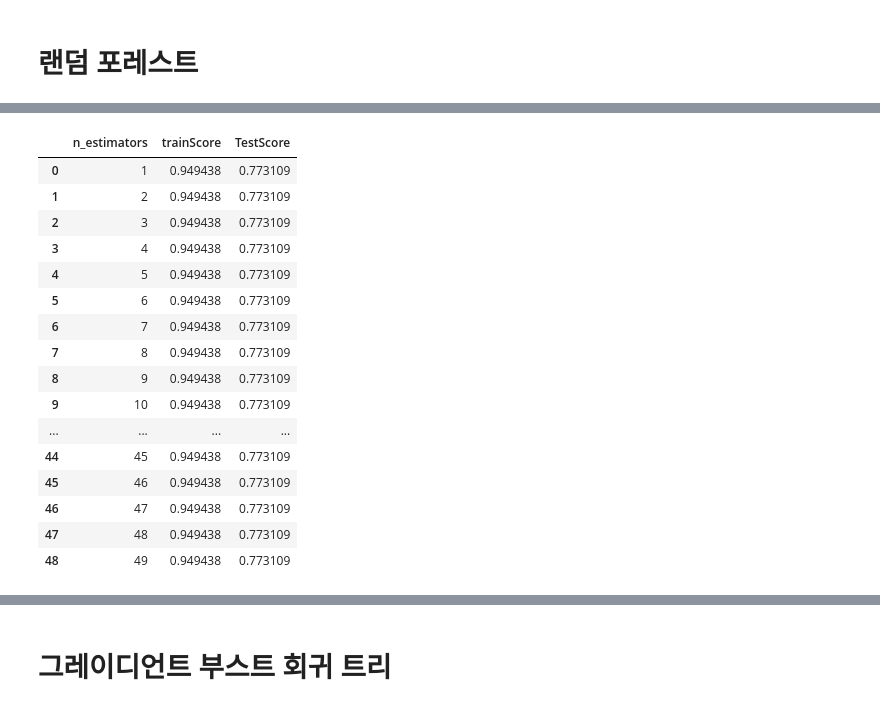
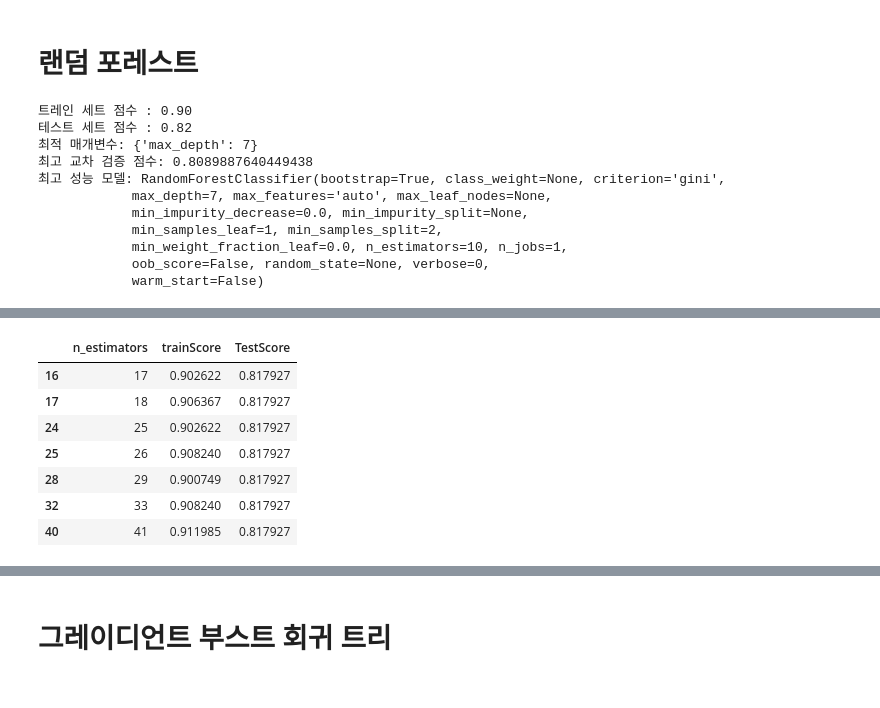
Before and after one commit to pentagram5/Machine_Learning-scikit_learn, a Jupyter notebook: Titanic_data_ML_for kaggle-김준연.ipynb, the cells around one changed output, grey strips where cells are left out. Cells and saved outputs as stored; diff of their text form; code cells hidden in the pictures.

```diff
--- a/Titanic_data_ML_for kaggle-김준연.ipynb
+++ b/Titanic_data_ML_for kaggle-김준연.ipynb
@@ -238,3 +219,17 @@ dtype: float64
 테스트 세트 정확도 : 0.784
 # %% [markdown]
 # DecisionTreeClassifier
+# %%
+from sklearn.model_selection import GridSearchCV
+from sklearn.tree import DecisionTreeClassifier
+
+param_grid = {'max_depth':range(1,100)}
+grid_search=GridSearchCV(DecisionTreeClassifier(),param_grid,cv=5,return_train_score=True)
+grid_search.fit(X_train,y_train)
+print("트레인 세트 점수 : {:.2f}".format(grid_search.score(X_train,y_train)))
+print("테스트 세트 점수 : {:.2f}".format(grid_search.score(X_test,y_test)))
+
+print("최적 매개변수:",grid_search.best_params_)
+print("최고 교차 검증 점수:",grid_search.best_score_)
+
+print("최고 성능 모델:",grid_search.best_estimator_)
@@ -241,6 +247,9 @@ dtype: float64
 # %%
 from sklearn.tree import DecisionTreeClassifier
-
+from tqdm import tqdm_notebook
+estimators = []
+trainScore =[]
+TestScore = []
 for i in tqdm_notebook(range(1,100)):
     tree_clf = DecisionTreeClassifier(random_state=0, max_depth = i )
     tree_clf.fit(X_train, y_train)
@@ -261,7 +270,10 @@ all_decision[all_decision['TestScore'] == all_decision['TestScore'].max()]
 # %%
-tree_clf = DecisionTreeClassifier(max_depth=69, random_state=0)
+tree_clf = DecisionTreeClassifier(max_depth=4, random_state=0)
 tree_clf.fit(X_train, y_train)
 result = tree_clf.predict(X_target_test)
+print('test score :{:.3f}'.format(tree_clf.score(X_test, y_test)))
+
+
 output = pd.DataFrame({'PassengerId' : titanic_test_data['PassengerId'],
                       'Survived' : result})
 output['Survived'] = output['Survived'].astype(int)
@@ -277,41 +290,57 @@ output.head()
 # %% [markdown]
 # 랜덤 포레스트
+# %%
+from sklearn.model_selection import GridSearchCV
+from sklearn.ensemble import RandomForestClassifier
+
+
+param_grid = {'max_depth':range(1,100)}
+grid_search=GridSearchCV(RandomForestClassifier(),param_grid,cv=5,return_train_score=True)
+grid_search.fit(X_train,y_train)
+print("트레인 세트 점수 : {:.2f}".format(grid_search.score(X_train,y_train)))
+print("테스트 세트 점수 : {:.2f}".format(grid_search.score(X_test,y_test)))
+
+print("최적 매개변수:",grid_search.best_params_)
+print("최고 교차 검증 점수:",grid_search.best_score_)
+print("최고 성능 모델:",grid_search.best_estimator_)
+# %% [output]
+트레인 세트 점수 : 0.90
+테스트 세트 점수 : 0.82
+최적 매개변수: {'max_depth': 7}
+최고 교차 검증 점수: 0.8089887640449438
+최고 성능 모델: RandomForestClassifier(bootstrap=True, class_weight=None, criterion='gini',
+            max_depth=7, max_features='auto', max_leaf_nodes=None,
+            min_impurity_decrease=0.0, min_impurity_split=None,
+            min_samples_leaf=1, min_samples_split=2,
+            min_weight_fraction_leaf=0.0, n_estimators=10, n_jobs=1,
+            oob_score=False, random_state=None, verbose=0,
+            warm_start=False)
 # %%
 estimators = []
 trainScore =[]
 TestScore = []
 from sklearn.ensemble import RandomForestClassifier
-from tqdm import tqdm_notebook
 for i in tqdm_notebook(range(1,50)):
-    forest = RandomForestClassifier(n_estimators = i, random_state = 0, max_depth = 14)
+    forest = RandomForestClassifier(n_estimators = i, random_state = 0, max_depth =7)
     forest.fit(X_train, y_train)
     estimators.append(i)
     trainScore.append(format(forest.score(X_train, y_train)))
     TestScore.append(format(forest.score(X_test, y_test)))
 
 all_forest = pd.DataFrame({'n_estimators' : estimators,
                           'trainScore' : trainScore,
                           'TestScore': TestScore})
 all_forest['trainScore'] = all_forest['trainScore'].astype(float)
 all_forest['TestScore'] = all_forest['TestScore'].astype(float)
 all_forest[all_forest['TestScore'] == all_forest['TestScore'].max()]
 # %% [output]
 [interactive output not drawn]
 |  | n_estimators | trainScore | TestScore |
-| 0 | 1 | 0.949438 | 0.773109 |
-| 1 | 2 | 0.949438 | 0.773109 |
-| 2 | 3 | 0.949438 | 0.773109 |
-| 3 | 4 | 0.949438 | 0.773109 |
-| 4 | 5 | 0.949438 | 0.773109 |
-| 5 | 6 | 0.949438 | 0.773109 |
-| 6 | 7 | 0.949438 | 0.773109 |
-| 7 | 8 | 0.949438 | 0.773109 |
-| 8 | 9 | 0.949438 | 0.773109 |
-| 9 | 10 | 0.949438 | 0.773109 |
-| ... | ... | ... | ... |
-| 44 | 45 | 0.949438 | 0.773109 |
-| 45 | 46 | 0.949438 | 0.773109 |
-| 46 | 47 | 0.949438 | 0.773109 |
-| 47 | 48 | 0.949438 | 0.773109 |
-| 48 | 49 | 0.949438 | 0.773109 |
+| 16 | 17 | 0.902622 | 0.817927 |
+| 17 | 18 | 0.906367 | 0.817927 |
+| 24 | 25 | 0.902622 | 0.817927 |
+| 25 | 26 | 0.908240 | 0.817927 |
+| 28 | 29 | 0.900749 | 0.817927 |
+| 32 | 33 | 0.908240 | 0.817927 |
+| 40 | 41 | 0.911985 | 0.817927 |
 # %%
```
Also changed, not shown: parts of 15 cells of this notebook, 2 other files.
